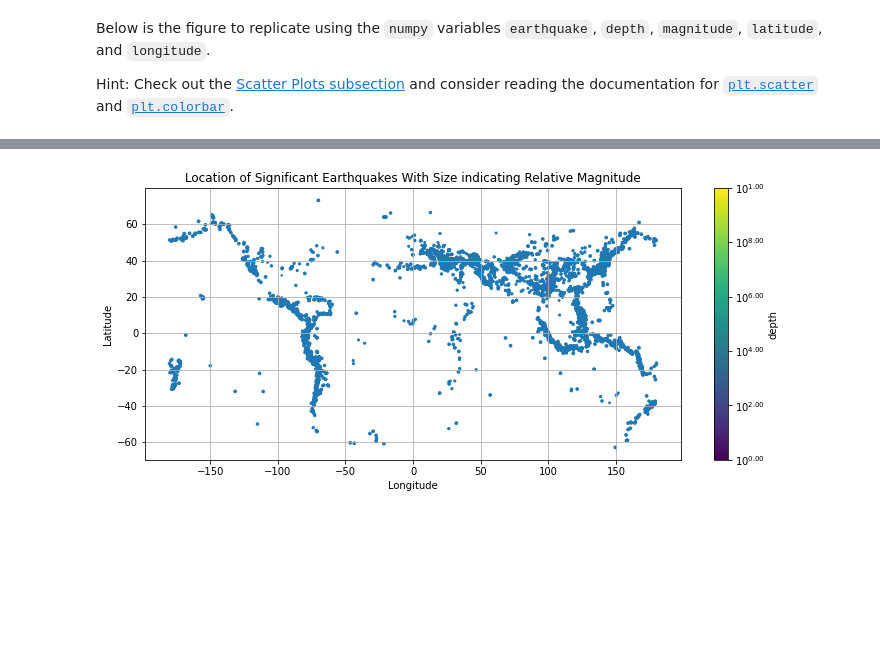
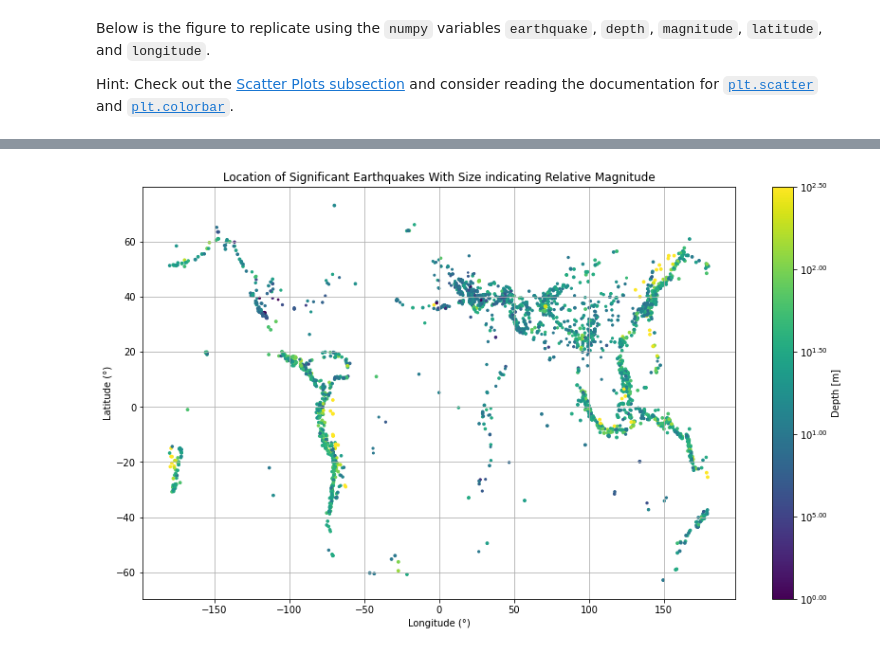
Before and after one commit to KeyvanDiba/2022_Intro_Python, a Jupyter notebook: W2_S2.ipynb, the cells around one changed output, grey strips where cells are left out. Saved outputs shown, nothing was run; the diff lists cells and outputs as text; code cells hidden in the pictures; blank space fills up the shorter version.

```diff
--- a/W2_S2.ipynb
+++ b/W2_S2.ipynb
@@ -113,13 +113,13 @@ def fmt(x, pos):
     return r'$10^{{{}}}$'.format(a)
 # %%
 # Replicate the figure here
-fig,map_scatter = plt.subplots(1, 1, figsize=(12,5))
-ctemp=plt.scatter(longitude,latitude,s=magnitude,c=np.___(___)marker='o',cmap='viridis',vmin=0,vmax=2.5)
-map_scatter.set_xlabel('Longitude')
-map_scatter.set_ylabel('Latitude')
+fig,map_scatter = plt.subplots(1, 1, figsize=(14,8))
+ctemp=plt.scatter(longitude,latitude,s=magnitude,c=np.log10(depth),marker='o',cmap='viridis',vmin=0,vmax=2.5)
+map_scatter.set_xlabel('Longitude (°)')
+map_scatter.set_ylabel('Latitude (°)')
 plt.grid()
-fig.colorbar(ctemp,ax=map_scatter,label='depth',format=ticker.FuncFormatter(fmt))
+fig.colorbar(ctemp,ax=map_scatter,label='Depth [m]',format=ticker.FuncFormatter(fmt))
 map_scatter.set_title('Location of Significant Earthquakes With Size indicating Relative Magnitude')
 plt.show()
 # %% [output]
-[figure, old version]
+[figure, new version]
```
